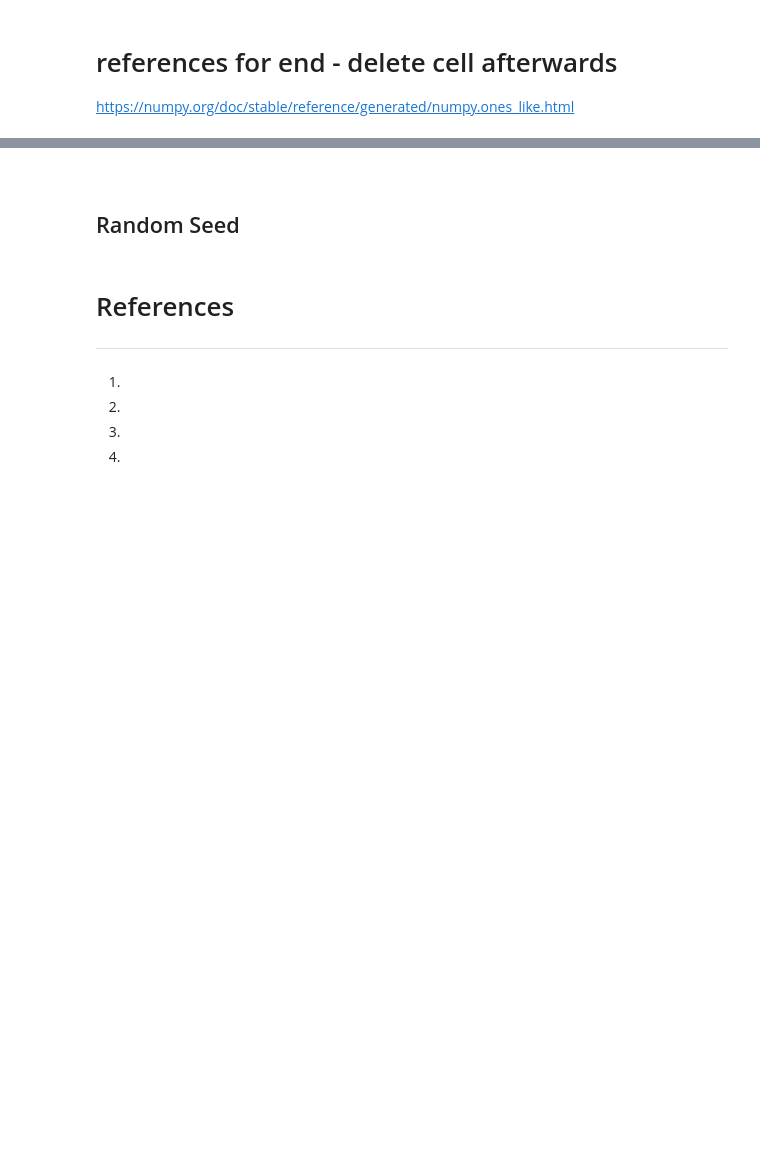
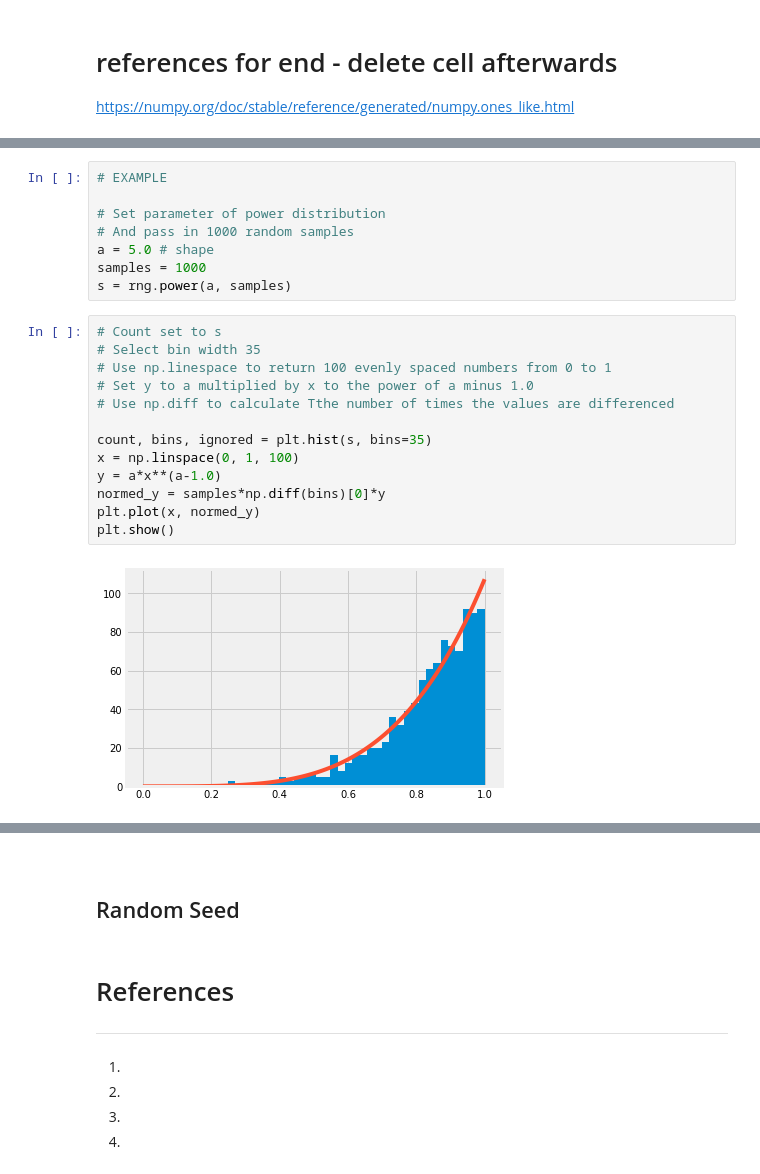
Before and after one commit to SarahMcN25/numpy-random, a Jupyter notebook: numpy-random.ipynb, the cells around one changed output, grey strips where cells are left out. Cells and saved outputs as stored; diff of their text form; blank space fills up the shorter version.

Commit message:
power distribution function added to notebook

```diff
--- a/numpy-random.ipynb
+++ b/numpy-random.ipynb
@@ -572,0 +594,23 @@ https://numpy.org/doc/stable/reference/generated/numpy.ones_like.html
+# %%
+# EXAMPLE
+
+# Set parameter of power distribution
+# And pass in 1000 random samples
+a = 5.0 # shape
+samples = 1000
+s = rng.power(a, samples)
+# %%
+# Count set to s
+# Select bin width 35
+# Use np.linespace to return 100 evenly spaced numbers from 0 to 1
+# Set y to a multiplied by x to the power of a minus 1.0
+# Use np.diff to calculate Tthe number of times the values are differenced
+
+count, bins, ignored = plt.hist(s, bins=35)
+x = np.linspace(0, 1, 100)
+y = a*x**(a-1.0)
+normed_y = samples*np.diff(bins)[0]*y
+plt.plot(x, normed_y)
+plt.show()
+# %% [output]
+[figure, added]
```
Also changed, not shown: parts of 26 cells of this notebook.
